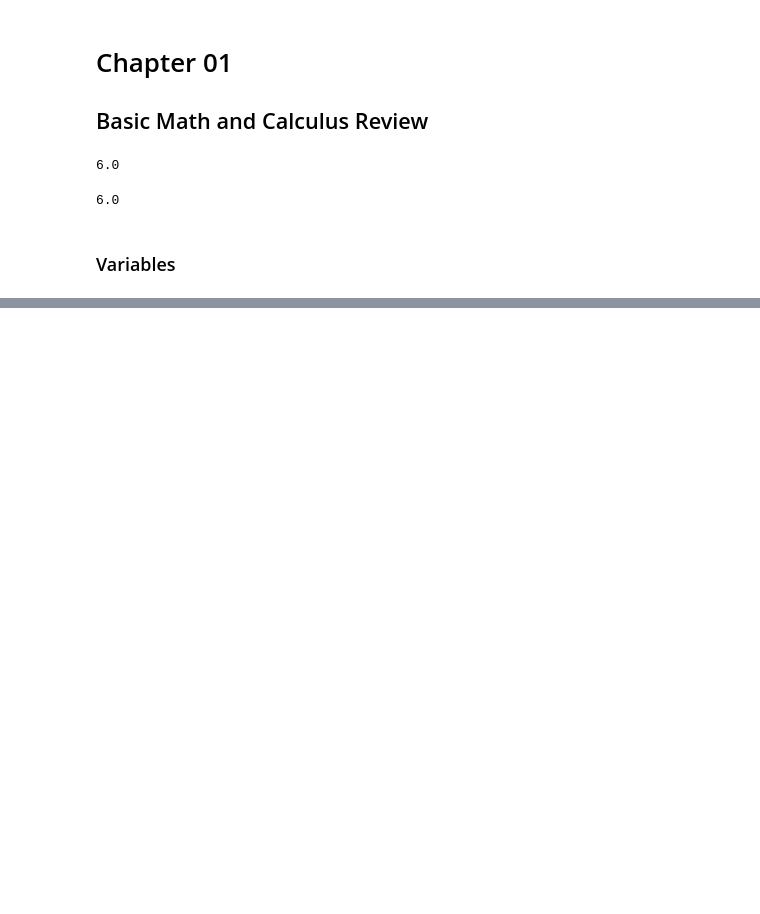
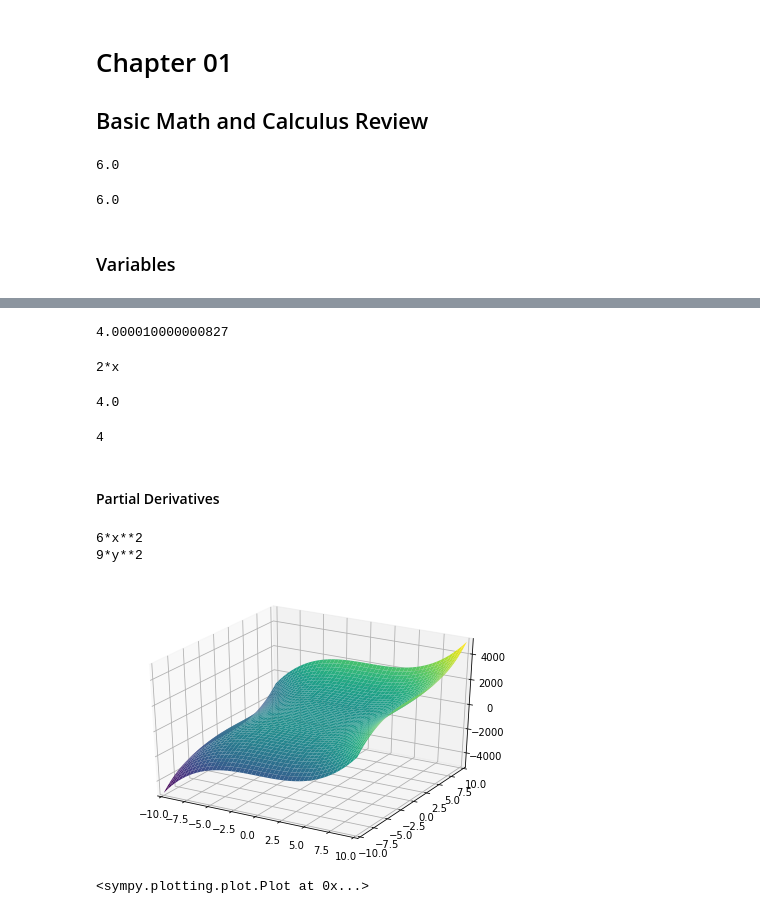
Before and after one commit to g-r-a-e-m-e/essential-math-for-data-science, a Jupyter notebook: chapter_01.ipynb, the cells around one changed output, grey strips where cells are left out. Drawn from its saved outputs; the diff is of its cells as text; code cells hidden in the pictures; blank space fills up the shorter version.

```diff
--- a/chapter_01.ipynb
+++ b/chapter_01.ipynb
@@ -33,0 +180,80 @@ The product of x and y is 28980
+# %%
+# Example 1-17. A derivative calculator
+def derivative_x(f, x, step_size):
+  m = (f(x + step_size) - f(x)) / ((x + step_size) - x)
+  return m
+
+def my_function(x):
+  return x**2
+
+slope_at_2 = derivative_x(my_function, 2, 0.00001)
+
+print(slope_at_2)
+# %% [output]
+4.000010000000827
+# %%
+# Example 1-18. Calculating a derivative in SymPy
+# Declare x to SymPy
+x = symbols('x')
+
+# Declare function
+f = x**2
+
+# Calculate the derivative
+dx_f = diff(f)
+print(dx_f)
+# %% [output]
+2*x
+# %%
+# Example 1-19. A derivative calculator
+def f(x):
+  return x**2
+
+def dx_f(x):
+  return 2*x
+
+slope_at_2 = dx_f(2.0)
+
+print(slope_at_2)
+# %% [output]
+4.0
+# %%
+# Example 1-20. Using the substitution feature in SymPy
+# Declare x to SymPy
+x = symbols('x')
+
+# Declare function
+f = x**2
+
+# Calculate the derivative
+dx_f = diff(f)
+
+# Calculate the slope at x = 2
+print(dx_f.subs(x, 2))
+# %% [output]
+4
+# %% [markdown]
+#### Partial Derivatives
+# %%
+# Example 1-21. Calculating partial derivatives with SymPy
+# Declare x and y to SymPy
+x, y = symbols('x y')
+
+# Declare function
+f = 2*x**3 + 3*y**3
+
+# Calculate the partial derivatives for x and y
+dx_f = diff(f, x)
+dy_f = diff(f, y)
+
+# Print results
+print(dx_f)
+print(dy_f)
+
+# Plot the function
+plot3d(f)
+# %% [output]
+6*x**2
+9*y**2
+[figure, added]
+<sympy.plotting.plot.Plot at 0x...>
```
Also changed, not shown: parts of 24 cells of this notebook.
